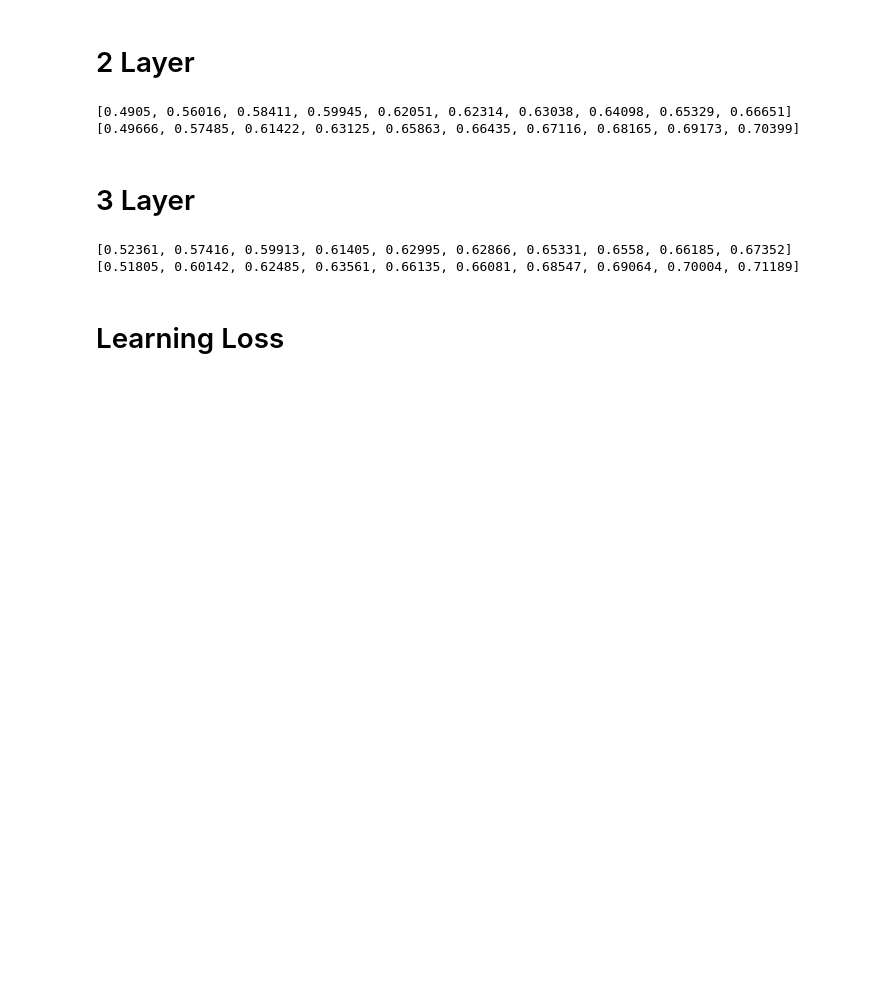
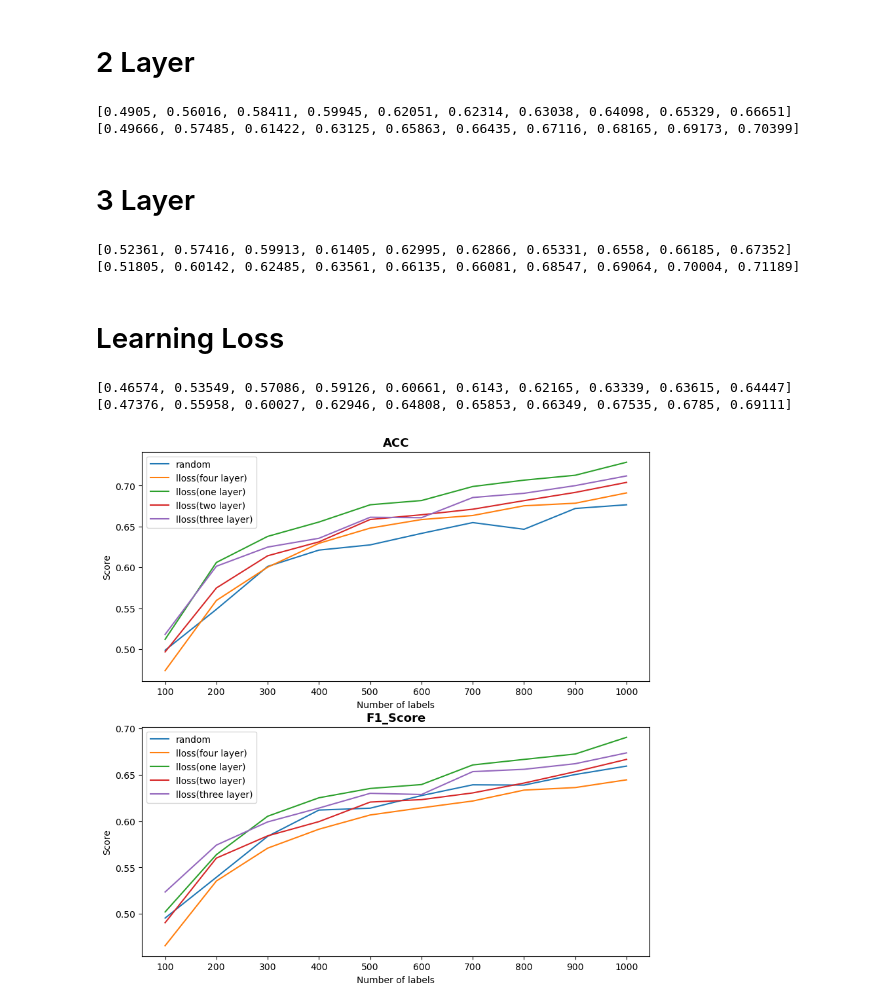
Before and after one commit to lbg030/DeepLearning, a Jupyter notebook: visualization.ipynb, the cells around one changed output. Cells and saved outputs as stored; diff of their text form; code cells hidden in the pictures; blank space fills up the shorter version.

```diff
--- a/visualization.ipynb
+++ b/visualization.ipynb
@@ -113,59 +113,88 @@ f12 = [0.45084763146804707, 0.49887590692387007, 0.5472059981517836, 0.571289674
 acc3 = [0.4834491213731099, 0.5619125459746629, 0.568451164691459, 0.6068655496526358, 0.641601961585615, 0.6563138536984062, 0.6738863914997957, 0.6853289742541888, 0.6959542296689825, 0.696771557008582]
 f13 = [0.4459010952444187, 0.5175043845388672, 0.5480554125539546, 0.582787395360829, 0.5995052933446084, 0.6209159779449689, 0.6198067002665245, 0.6444835500997325, 0.6510514301374473, 0.6540293363000034]
 
-acc_list = [acc1,acc2,acc3]
-f1_list = [f11,f12,f13]
+acc4= [0.44626072742133227, 0.5537392725786677, 0.6211687780956273, 0.6289333878218226, 0.6395586432366163, 0.6514098896608091, 0.6608091540662036, 0.6710257458111973, 0.6771557008581937, 0.6885982836125868]
+f14 = [0.44778677686487245, 0.5366369179880032, 0.5868623384106143, 0.5969639084047634, 0.6061966587740759, 0.6006668546583636, 0.6202203256563654, 0.6225046347779715, 0.637985386685382, 0.6377720481749213]
+
+acc5 = [0.4720065386187168, 0.5467919901920719, 0.5590519002860646, 0.6203514507560278, 0.6289333878218226, 0.6579485083776052, 0.6469145892930118, 0.6665304454434001, 0.6734777278299959, 0.7020841847159788]
+f15 = [0.4654762701562898, 0.5382267251925666, 0.54895858719115, 0.5915618745535425, 0.6002201565428159, 0.621191840144509, 0.6185697722013389, 0.6357134417376652, 0.6396336414571991, 0.6640726241177725]
+
+acc6 = [0.4221495709031467, 0.5418880261544748, 0.59991826726604, 0.6162648140580302, 0.6420106252554147, 0.6608091540662036, 0.656722517368206, 0.661626481405803, 0.6820596648957907, 0.6955455659991827]
+f16 = [0.4367294988055674, 0.5299456380166231, 0.5719879153557493, 0.5744457259745197, 0.6063683368159706, 0.6222704414949439, 0.6273369624578041, 0.6302276390596994, 0.6466099566393516, 0.6534437979791594]
+
+acc7 = [0.5320800980792808, 0.6011442582754393, 0.6346546791990192, 0.6657131181038006, 0.6894156109521864, 0.6922762566407846, 0.6796076828769922, 0.6812423375561912, 0.6763383735185942, 0.6939109113199836]
+f17 = [0.5155954161445976, 0.5575072269602391, 0.5837284951149047, 0.6121634687509281, 0.632527312052898, 0.630318012530322, 0.625068278541466, 0.631815991555634, 0.6297204026071552, 0.6384587020545505]
+
+
+
+acc_list = [acc1,acc2,acc3,acc4,acc5,acc6,acc7]
+f1_list = [f11,f12,f13,f14,f15,f16,f17]
 
 for i in range(10):
     f1 = 0
     acc = 0
-    for j in range(3):
+    for j in range(7):
         f1 +=  (f1_list[j])[i]
         acc += (acc_list[j])[i]
-    mean_f1.append(round(f1 / 3 , 5))
-    mean_acc.append(round(acc / 3 , 5))
+    mean_f1.append(round(f1 / 7 , 5))
+    mean_acc.append(round(acc / 7 , 5))
 
 print(mean_f1)
 print(mean_acc)
+# %% [output]
+[0.46574, 0.53549, 0.57086, 0.59126, 0.60661, 0.6143, 0.62165, 0.63339, 0.63615, 0.64447]
+[0.47376, 0.55958, 0.60027, 0.62946, 0.64808, 0.65853, 0.66349, 0.67535, 0.6785, 0.69111]
 # %%
 import matplotlib.pyplot as plt
 
 
 label = [f"{i}00" for i in range(1,11)]
 
 random_acc = [0.4987, 0.5487, 0.60117, 0.62117, 0.62753, 0.6416, 0.6548, 0.64663, 0.6721, 0.6766]
-ll_acc =  [0.48127, 0.55783, 0.5957, 0.62498, 0.64555, 0.64909, 0.6668, 0.68233, 0.68015, 0.68587]
+ll_acc =  [0.47376, 0.55958, 0.60027, 0.62946, 0.64808, 0.65853, 0.66349, 0.67535, 0.6785, 0.69111]
 ll1_acc = [0.51206, 0.60605, 0.63792, 0.6555, 0.67661, 0.68179, 0.69895, 0.70672, 0.71271, 0.72865]
 ll2_acc = [0.49666, 0.57485, 0.61422, 0.63125, 0.65863, 0.66435, 0.67116, 0.68165, 0.69173, 0.70399]
 ll3_acc = [0.51805, 0.60142, 0.62485, 0.63561, 0.66135, 0.66081, 0.68547, 0.69064, 0.70004, 0.71189]
 
 random_f1 = [0.49553, 0.53947, 0.5836, 0.6119, 0.61393, 0.6275, 0.6391, 0.6388, 0.6502, 0.65927]
-ll_f1 = [0.48127, 0.55783, 0.5957, 0.62498, 0.64555, 0.64909, 0.6668, 0.68233, 0.68015, 0.68587]
+ll_f1 = [0.46574, 0.53549, 0.57086, 0.59126, 0.60661, 0.6143, 0.62165, 0.63339, 0.63615, 0.64447]
 ll1_f1 = [0.50214, 0.56386, 0.60524, 0.62513, 0.63516, 0.63937, 0.66052, 0.66648, 0.6723, 0.69029]
 ll2_f1 = [0.4905, 0.56016, 0.58411, 0.59945, 0.62051, 0.62314, 0.63038, 0.64098, 0.65329, 0.66651]
 ll3_f1 = [0.52361, 0.57416, 0.59913, 0.61405, 0.62995, 0.62866, 0.65331, 0.6558, 0.66185, 0.67352]
+
 title_font = {
     'fontsize': 13,
     'fontweight': 'bold'
 }
+plt.figure(figsize = (10,10))
 
 ## ACC
+plt.subplot(2,1,1)
 plt.plot(label,random_acc, label='random')
-plt.plot(label, ll_acc, label = 'lloss(four layer')
+plt.plot(label, ll_acc, label = 'lloss(four layer)')
 plt.plot(label, ll1_acc, label = 'lloss(one layer)')
 plt.plot(label, ll2_acc, label = 'lloss(two layer)')
 plt.plot(label, ll3_acc, label = 'lloss(three layer)')
+plt.title("ACC", fontdict=title_font)
+plt.xlabel("Number of labels")
+plt.ylabel("Score")
+plt.legend()
 
-## F1 Score
-# plt.plot(label, random_f1, label='random')
-# plt.plot(label, ll_f1, label = 'lloss')
-# plt.plot(label, ll1_f1, label = 'lloss(one layer)')
+# F1 Score
+plt.subplot(2,1,2)
+plt.plot(label, random_f1, label='random')
+plt.plot(label, ll_f1, label = 'lloss(four layer)')
+plt.plot(label, ll1_f1, label = 'lloss(one layer)')
+plt.plot(label, ll2_f1, label = 'lloss(two layer)')
+plt.plot(label, ll3_f1, label = 'lloss(three layer)')
+
 
 plt.xlabel("Number of labels")
 plt.ylabel("Score")
 
-plt.title("ACC", fontdict=title_font)
-# plt.title("F1_Score", fontdict=title_font)
+plt.title("F1_Score", fontdict=title_font)
 
 plt.legend()
 plt.show()
+# %% [output]
+[figure, added]
```
Also changed, not shown: parts of 1 cell of this notebook, 7 other files.
